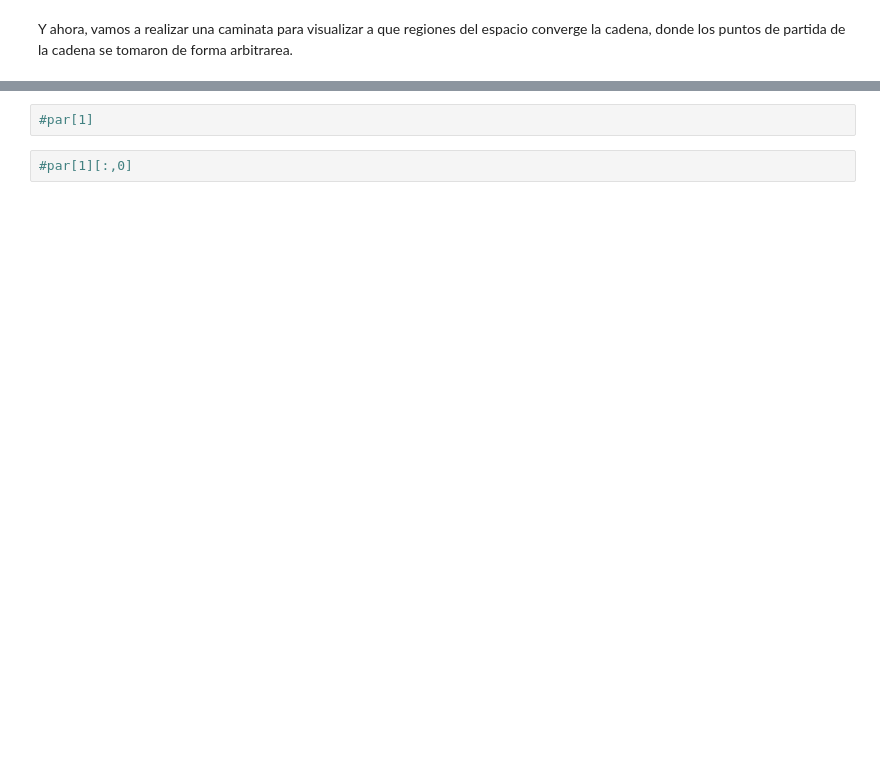
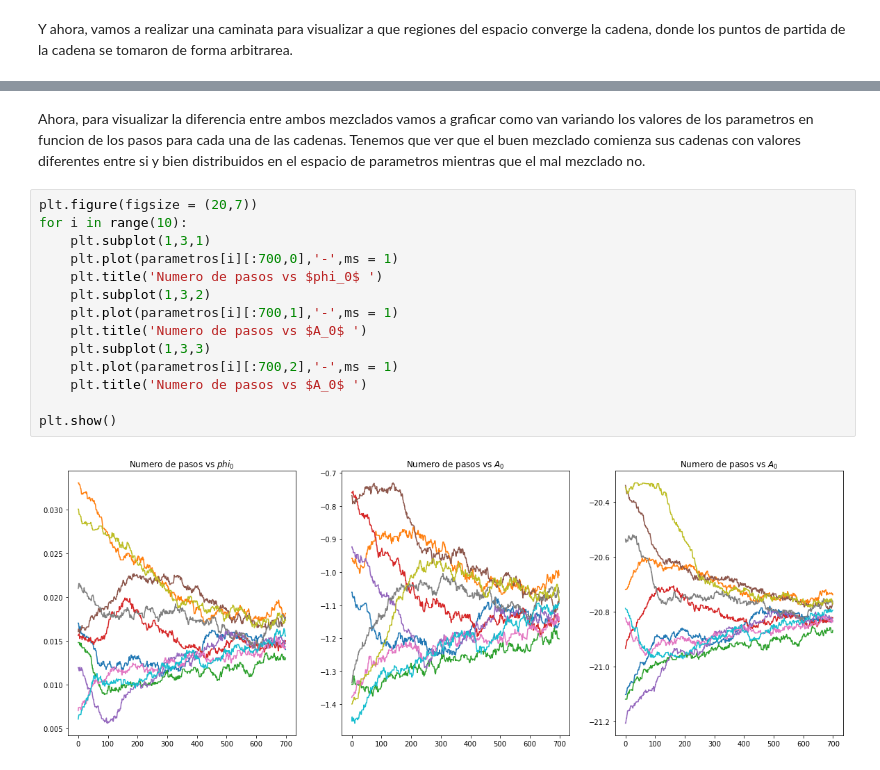
Before and after one commit to MarcosAJB00/Astrometria, a Jupyter notebook: Guia4/Practico 4.ipynb, the cells around one changed output, grey strips where cells are left out. Cells and saved outputs as stored; diff of their text form; blank space fills up the shorter version.

```diff
--- a/Guia4/Practico 4.ipynb
+++ b/Guia4/Practico 4.ipynb
@@ -423,4 +414,18 @@ plt.show()
-# %%
-#par[1]
-# %%
-#par[1][:,0]
+# %% [markdown]
+Ahora, para visualizar la diferencia entre ambos mezclados vamos a graficar como van variando los valores de los parametros en funcion de los pasos para cada una de las cadenas. Tenemos que ver que el buen mezclado comienza sus cadenas con valores diferentes entre si y bien distribuidos en el espacio de parametros mientras que el mal mezclado no.
+# %%
+plt.figure(figsize = (20,7))
+for i in range(10):
+    plt.subplot(1,3,1)
+    plt.plot(parametros[i][:700,0],'-',ms = 1)
+    plt.title('Numero de pasos vs $phi_0$ ')
+    plt.subplot(1,3,2)
+    plt.plot(parametros[i][:700,1],'-',ms = 1)
+    plt.title('Numero de pasos vs $A_0$ ')
+    plt.subplot(1,3,3)
+    plt.plot(parametros[i][:700,2],'-',ms = 1)
+    plt.title('Numero de pasos vs $A_0$ ')
+
+plt.show()
+# %% [output]
+[figure, added]
```
Also changed, not shown: parts of 39 cells of this notebook.
